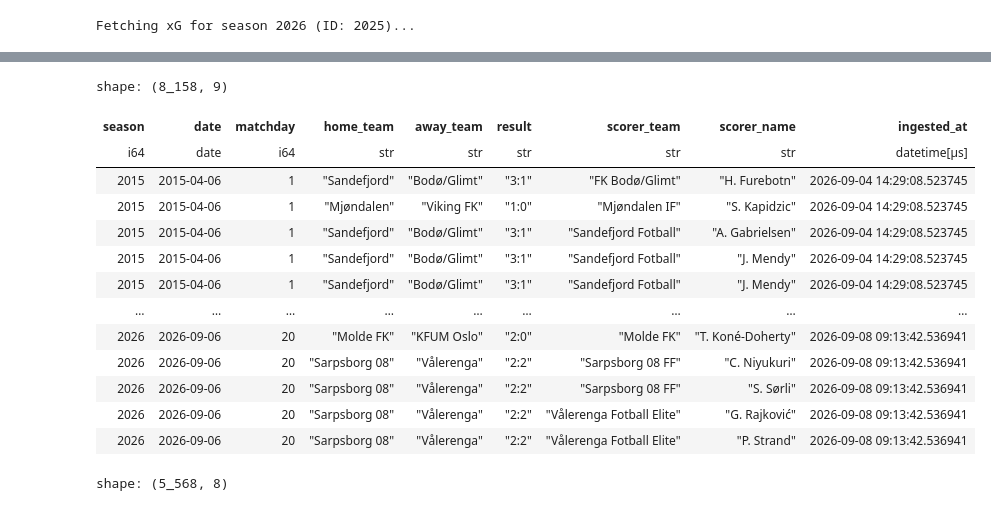
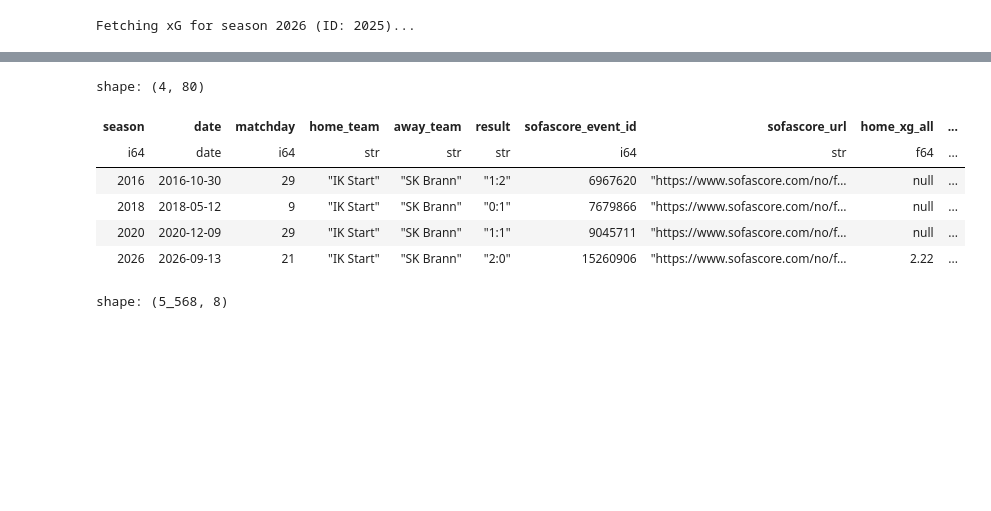
Before and after one commit to PolarsDude/brann_ticket_sales_forecasting, a Jupyter notebook: notebook.ipynb, the cells around one changed output, grey strips where cells are left out. Cells and saved outputs as stored; diff of their text form; code cells hidden in the pictures; blank space fills up the shorter version.

```diff
--- a/notebook.ipynb
+++ b/notebook.ipynb
@@ -164,27 +126,21 @@ Available tables:
 # %%
 con = duckdb.connect('data/brann.duckdb')
 goal_scorers = pl.from_arrow(con.execute(
     """
     SELECT *
-FROM fct_goal_scorers
+FROM fct_match_statistics
 """).arrow())
 con.close()
+goal_scorers = goal_scorers.filter(pl.col('home_team').str.contains('Start')).filter(pl.col('away_team').str.contains('Brann'))
 goal_scorers
 # %% [output]
-shape: (8_158, 9)
+shape: (4, 80)
-| season | date | matchday | home_team | away_team | result | scorer_team | scorer_name | ingested_at |
-| i64 | date | i64 | str | str | str | str | str | datetime[μs] |
-| 2015 | 2015-04-06 | 1 | "Sandefjord" | "Bodø/Glimt" | "3:1" | "FK Bodø/Glimt" | "H. Furebotn" | 2026-09-04 14:29:08.523745 |
-| 2015 | 2015-04-06 | 1 | "Mjøndalen" | "Viking FK" | "1:0" | "Mjøndalen IF" | "S. Kapidzic" | 2026-09-04 14:29:08.523745 |
-| 2015 | 2015-04-06 | 1 | "Sandefjord" | "Bodø/Glimt" | "3:1" | "Sandefjord Fotball" | "A. Gabrielsen" | 2026-09-04 14:29:08.523745 |
-| 2015 | 2015-04-06 | 1 | "Sandefjord" | "Bodø/Glimt" | "3:1" | "Sandefjord Fotball" | "J. Mendy" | 2026-09-04 14:29:08.523745 |
-| 2015 | 2015-04-06 | 1 | "Sandefjord" | "Bodø/Glimt" | "3:1" | "Sandefjord Fotball" | "J. Mendy" | 2026-09-04 14:29:08.523745 |
-| … | … | … | … | … | … | … | … | … |
-| 2026 | 2026-09-06 | 20 | "Molde FK" | "KFUM Oslo" | "2:0" | "Molde FK" | "T. Koné-Doherty" | 2026-09-08 09:13:42.536941 |
-| 2026 | 2026-09-06 | 20 | "Sarpsborg 08" | "Vålerenga" | "2:2" | "Sarpsborg 08 FF" | "C. Niyukuri" | 2026-09-08 09:13:42.536941 |
-| 2026 | 2026-09-06 | 20 | "Sarpsborg 08" | "Vålerenga" | "2:2" | "Sarpsborg 08 FF" | "S. Sørli" | 2026-09-08 09:13:42.536941 |
-| 2026 | 2026-09-06 | 20 | "Sarpsborg 08" | "Vålerenga" | "2:2" | "Vålerenga Fotball Elite" | "G. Rajković" | 2026-09-08 09:13:42.536941 |
-| 2026 | 2026-09-06 | 20 | "Sarpsborg 08" | "Vålerenga" | "2:2" | "Vålerenga Fotball Elite" | "P. Strand" | 2026-09-08 09:13:42.536941 |
+| season | date | matchday | home_team | away_team | result | sofascore_event_id | sofascore_url | home_xg_all | ... |
+| i64 | date | i64 | str | str | str | i64 | str | f64 | ... |
+| 2016 | 2016-10-30 | 29 | "IK Start" | "SK Brann" | "1:2" | 6967620 | "https://www.sofascore.com/no/f… | null | ... |
+| 2018 | 2018-05-12 | 9 | "IK Start" | "SK Brann" | "0:1" | 7679866 | "https://www.sofascore.com/no/f… | null | ... |
+| 2020 | 2020-12-09 | 29 | "IK Start" | "SK Brann" | "1:1" | 9045711 | "https://www.sofascore.com/no/f… | null | ... |
+| 2026 | 2026-09-13 | 21 | "IK Start" | "SK Brann" | "2:0" | 15260906 | "https://www.sofascore.com/no/f… | 2.22 | ... |
 # %%
 con = duckdb.connect('data/brann.duckdb')
 latest = pl.from_arrow(con.execute("""
```
Also changed, not shown: parts of 9 cells of this notebook, 2 other files.
